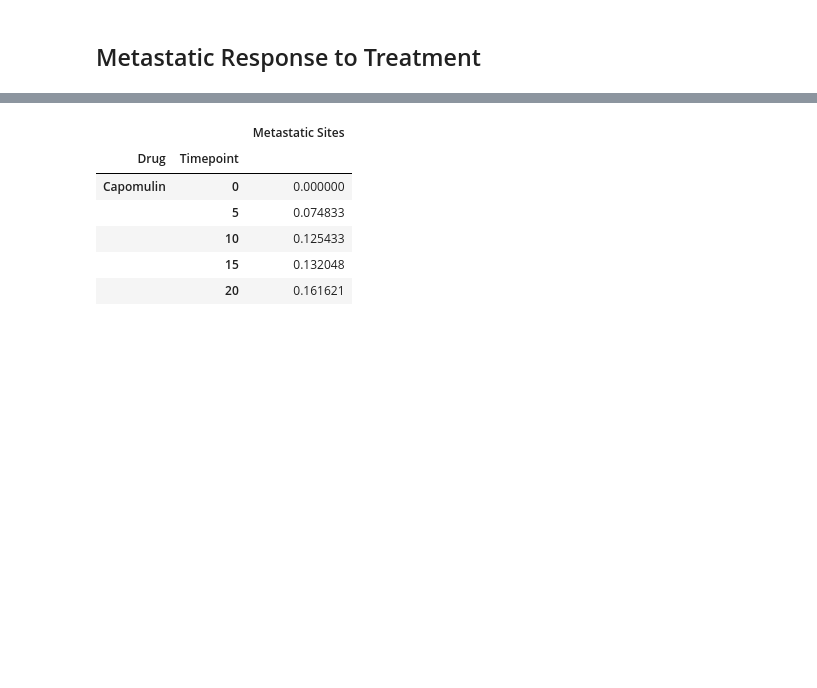
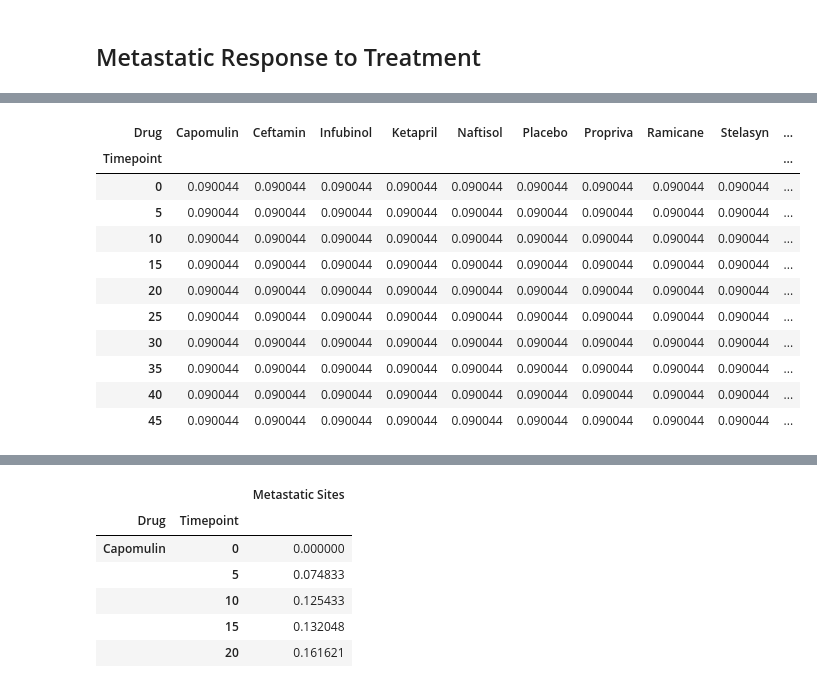
Before and after one commit to denntim/matplot, a Jupyter notebook: Pymaceuticals/matplotHomework.ipynb, the cells around one changed output, grey strips where cells are left out. Saved outputs shown, nothing was run; the diff lists cells and outputs as text; code cells hidden in the pictures; blank space fills up the shorter version.

```diff
--- a/Pymaceuticals/matplotHomework.ipynb
+++ b/Pymaceuticals/matplotHomework.ipynb
@@ -150,3 +159,15 @@ plt.show()
 [figure]
 # %% [markdown]
 ## Metastatic Response to Treatment
+# %%
+# Store the Mean Met. Site Data Grouped by Drug and Timepoint
+metastatic_response_df = drug_trial_data[['Drug', 'Timepoint', 'Metastatic Sites']]
+
+metastatic_response_df = pd.DataFrame(metastatic_response_df.groupby(['Drug', 'Timepoint'])['Metastatic Sites'].mean())
+
+# Convert to DataFrame
+metastatic_response_df["Metastatic Site SEM"] = metastatic_response_df['Metastatic Sites'].sem()
+metastatic_response_df.reset_index(inplace = True)
+
+# Preview DataFrame
+metastatic_response_df.head()
@@ -153,6 +192,21 @@ plt.show()
 # %%
-# Store the Mean Met. Site Data Grouped by Drug and Timepoint
+# Store the Standard Error associated with Met. Sites Grouped by Drug and Timepoint
+metastatic_response_sem_pivot = metastatic_response_df.pivot_table(index='Timepoint',columns='Drug',values='Metastatic Site SEM')
 
 # Convert to DataFrame
 
 # Preview DataFrame
+metastatic_response_sem_pivot
+# %% [output]
+| Drug | Capomulin | Ceftamin | Infubinol | Ketapril | Naftisol | Placebo | Propriva | Ramicane | Stelasyn | ... |
+| Timepoint |  |  |  |  |  |  |  |  |  | ... |
+| 0 | 0.090044 | 0.090044 | 0.090044 | 0.090044 | 0.090044 | 0.090044 | 0.090044 | 0.090044 | 0.090044 | ... |
+| 5 | 0.090044 | 0.090044 | 0.090044 | 0.090044 | 0.090044 | 0.090044 | 0.090044 | 0.090044 | 0.090044 | ... |
+| 10 | 0.090044 | 0.090044 | 0.090044 | 0.090044 | 0.090044 | 0.090044 | 0.090044 | 0.090044 | 0.090044 | ... |
+| 15 | 0.090044 | 0.090044 | 0.090044 | 0.090044 | 0.090044 | 0.090044 | 0.090044 | 0.090044 | 0.090044 | ... |
+| 20 | 0.090044 | 0.090044 | 0.090044 | 0.090044 | 0.090044 | 0.090044 | 0.090044 | 0.090044 | 0.090044 | ... |
+| 25 | 0.090044 | 0.090044 | 0.090044 | 0.090044 | 0.090044 | 0.090044 | 0.090044 | 0.090044 | 0.090044 | ... |
+| 30 | 0.090044 | 0.090044 | 0.090044 | 0.090044 | 0.090044 | 0.090044 | 0.090044 | 0.090044 | 0.090044 | ... |
+| 35 | 0.090044 | 0.090044 | 0.090044 | 0.090044 | 0.090044 | 0.090044 | 0.090044 | 0.090044 | 0.090044 | ... |
+| 40 | 0.090044 | 0.090044 | 0.090044 | 0.090044 | 0.090044 | 0.090044 | 0.090044 | 0.090044 | 0.090044 | ... |
+| 45 | 0.090044 | 0.090044 | 0.090044 | 0.090044 | 0.090044 | 0.090044 | 0.090044 | 0.090044 | 0.090044 | ... |
```
Also changed, not shown: parts of 5 cells of this notebook.
